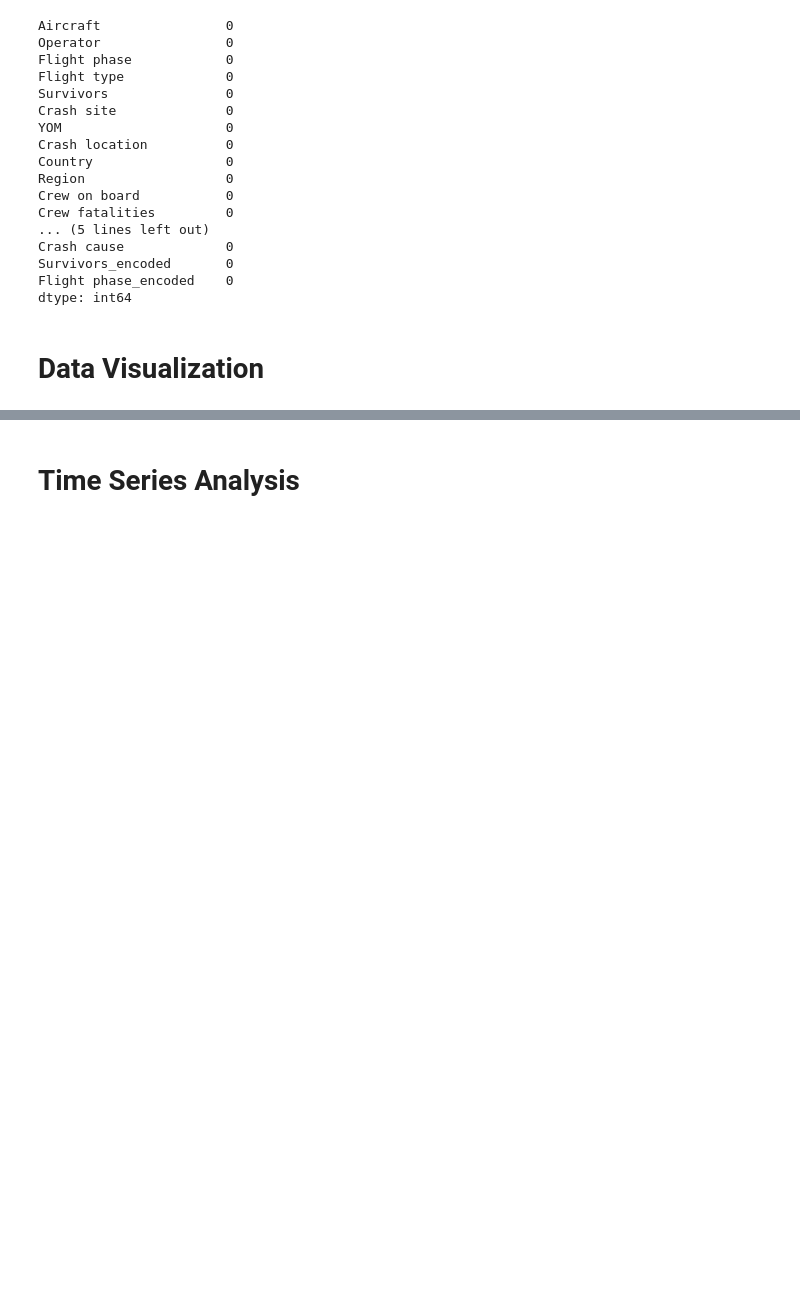
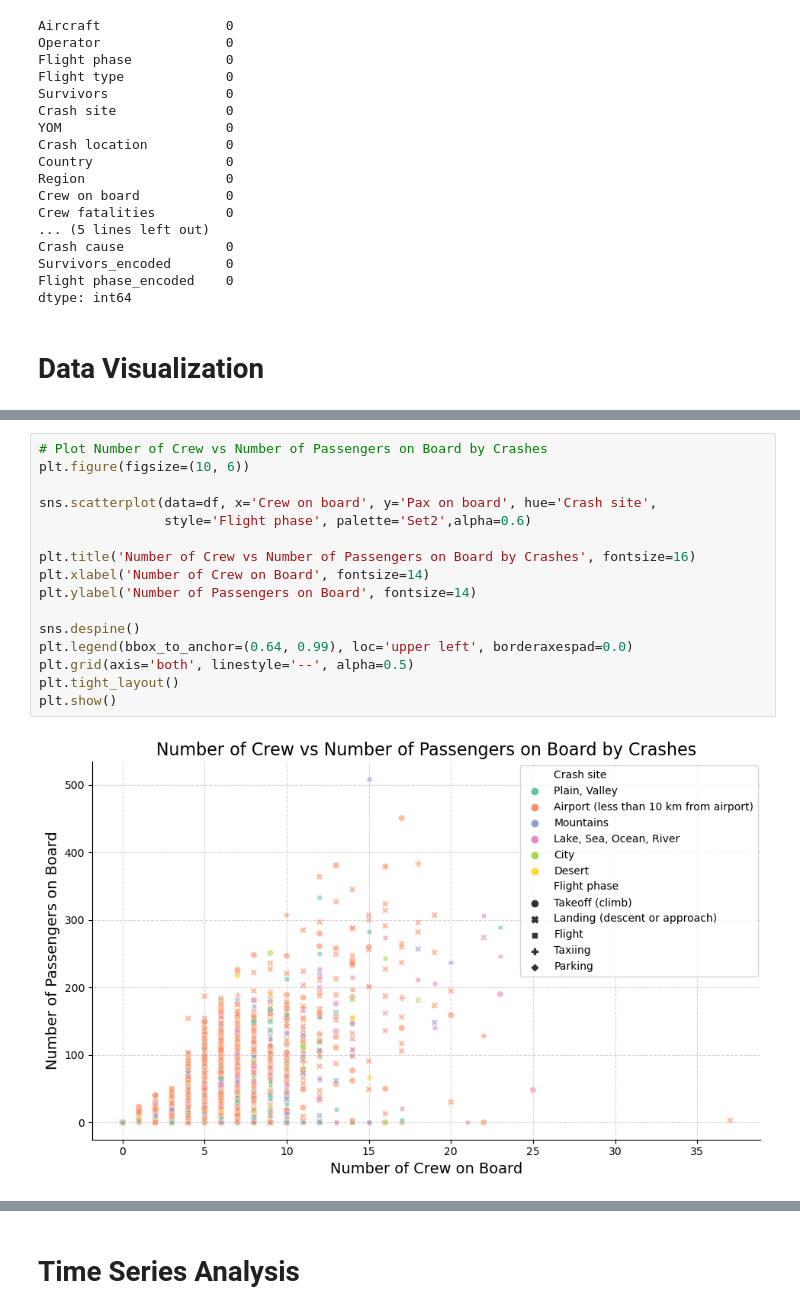
Before and after one commit to heitorgaf/Machine-Learning-for-Business, a Jupyter notebook: MLBus_HDipData_CA1.ipynb, the cells around one changed output, grey strips where cells are left out. Saved outputs shown, nothing was run; the diff lists cells and outputs as text; blank space fills up the shorter version.

```diff
--- a/MLBus_HDipData_CA1.ipynb
+++ b/MLBus_HDipData_CA1.ipynb
@@ -324,0 +352,18 @@ dtype: int64
+# %%
+# Plot Number of Crew vs Number of Passengers on Board by Crashes
+plt.figure(figsize=(10, 6))
+
+sns.scatterplot(data=df, x='Crew on board', y='Pax on board', hue='Crash site',
+                style='Flight phase', palette='Set2',alpha=0.6)
+
+plt.title('Number of Crew vs Number of Passengers on Board by Crashes', fontsize=16)
+plt.xlabel('Number of Crew on Board', fontsize=14)
+plt.ylabel('Number of Passengers on Board', fontsize=14)
+
+sns.despine()
+plt.legend(bbox_to_anchor=(0.64, 0.99), loc='upper left', borderaxespad=0.0)
+plt.grid(axis='both', linestyle='--', alpha=0.5)
+plt.tight_layout()
+plt.show()
+# %% [output]
+[figure, added]
```
Also changed, not shown: parts of 9 cells of this notebook.
